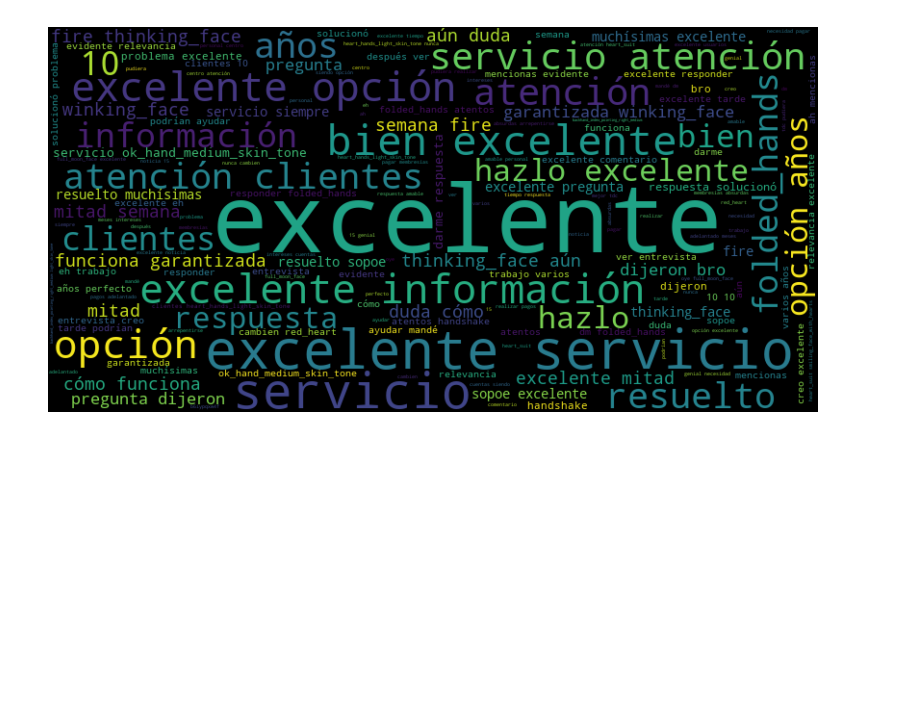
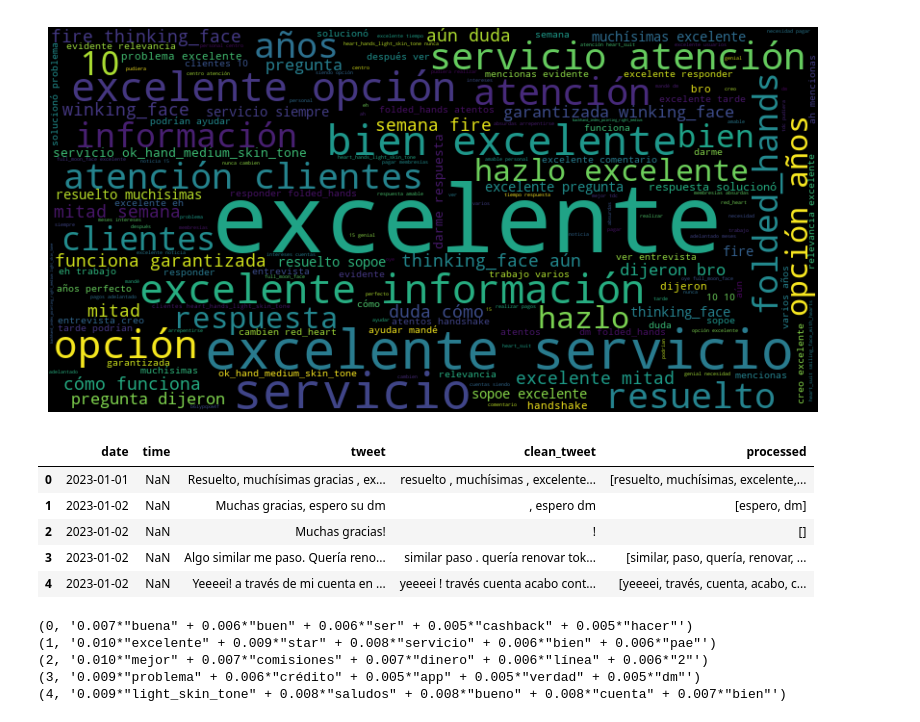
Before and after one commit to kw1013/Datathon-Hey-Banco, a Jupyter notebook: analysis.ipynb, the cells around one changed output. Cells and saved outputs as stored; diff of their text form; code cells hidden in the pictures; blank space fills up the shorter version.

```diff
--- a/analysis.ipynb
+++ b/analysis.ipynb
@@ -172,3 +172,51 @@ WordCloud for cluster 2
 [figure]
 WordCloud for cluster 3
 [figure]
+# %%
+from gensim import corpora, models
+import nltk
+from nltk.corpus import stopwords
+from nltk.tokenize import RegexpTokenizer
+from nltk.stem import SnowballStemmer
+
+# Preprocessing the data
+tokenizer = RegexpTokenizer(r'\w+')
+stemmer = SnowballStemmer('spanish')
+
+def preprocess(text):
+    df1 = df.copy()
+    tokens = tokenizer.tokenize(text.lower())
+    #stemmed_tokens = [stemmer.stem(i) for i in tokens]
+    return tokens
+
+df4 = df3.copy()
+df4['processed'] = df4['clean_tweet'].apply(preprocess)
+
+# Creating a dictionary from the data
+dictionary = corpora.Dictionary(df4['processed'])
+
+# Creating a document-term matrix
+corpus = [dictionary.doc2bow(text) for text in df4['processed']]
+# %%
+df4.head()
+# %% [output]
+|  | date | time | tweet | clean_tweet | processed |
+| 0 | 2023-01-01 | NaN | Resuelto, muchísimas gracias , ex... | resuelto , muchísimas , excelente... | [resuelto, muchísimas, excelente,... |
+| 1 | 2023-01-02 | NaN | Muchas gracias, espero su dm | , espero dm | [espero, dm] |
+| 2 | 2023-01-02 | NaN | Muchas gracias! | ! | [] |
+| 3 | 2023-01-02 | NaN | Algo similar me paso. Quería reno... | similar paso . quería renovar tok... | [similar, paso, quería, renovar, ... |
+| 4 | 2023-01-02 | NaN | Yeeeei! a través de mi cuenta en ... | yeeeei ! través cuenta acabo cont... | [yeeeei, través, cuenta, acabo, c... |
+# %%
+# Building the LDA model
+lda_model = models.LdaModel(corpus, num_topics=5, id2word=dictionary, passes=15)
+
+# Printing the topics
+topics = lda_model.print_topics(num_words=5)
+for topic in topics:
+    print(topic)
+# %% [output]
+(0, '0.007*"buena" + 0.006*"buen" + 0.006*"ser" + 0.005*"cashback" + 0.005*"hacer"')
+(1, '0.010*"excelente" + 0.009*"star" + 0.008*"servicio" + 0.006*"bien" + 0.006*"pae"')
+(2, '0.010*"mejor" + 0.007*"comisiones" + 0.007*"dinero" + 0.006*"línea" + 0.006*"2"')
+(3, '0.009*"problema" + 0.006*"crédito" + 0.005*"app" + 0.005*"verdad" + 0.005*"dm"')
+(4, '0.009*"light_skin_tone" + 0.008*"saludos" + 0.008*"bueno" + 0.008*"cuenta" + 0.007*"bien"')
```
